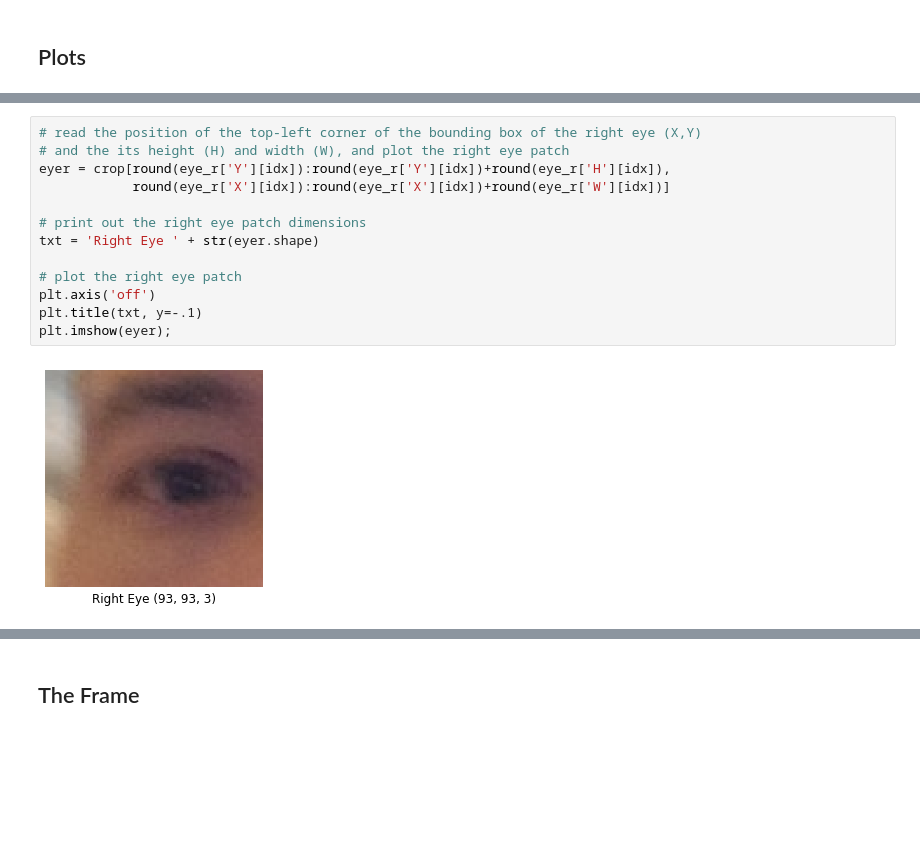
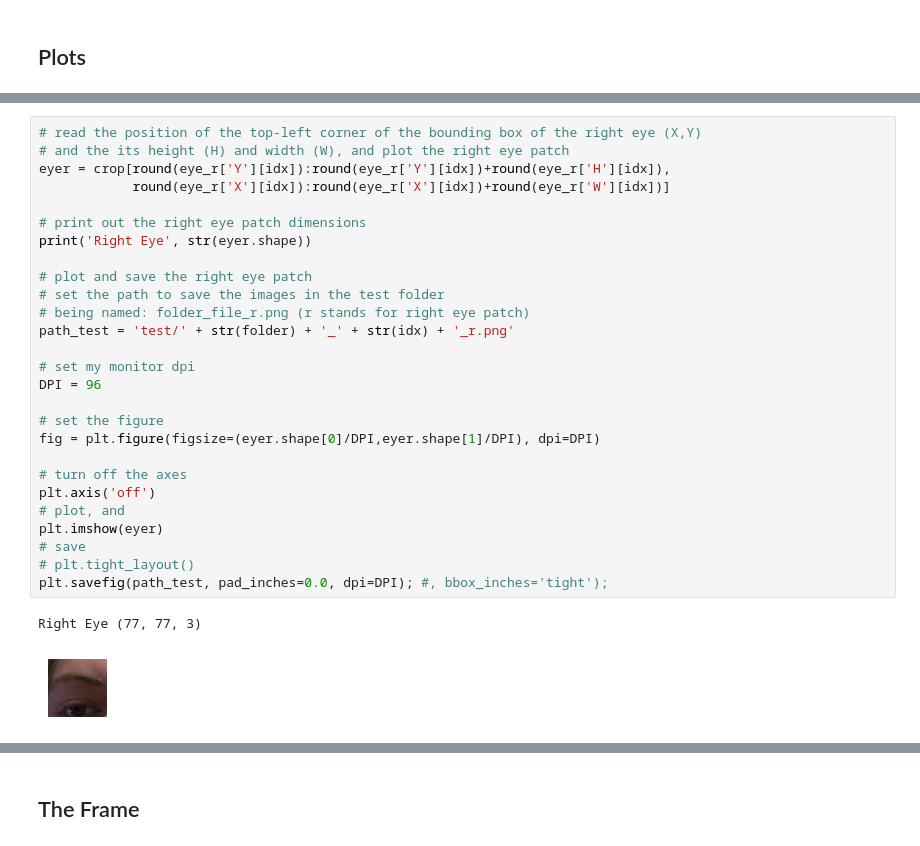
Before and after one commit to shrnkm/ETE, a Jupyter notebook: Data/data_reader_sample.ipynb, the cells around one changed output, grey strips where cells are left out. Saved outputs shown, nothing was run; the diff lists cells and outputs as text; blank space fills up the shorter version.

```diff
--- a/Data/data_reader_sample.ipynb
+++ b/Data/data_reader_sample.ipynb
@@ -170,18 +179,33 @@ plt.imshow(eyel);
 # %%
 # read the position of the top-left corner of the bounding box of the right eye (X,Y)
 # and the its height (H) and width (W), and plot the right eye patch
 eyer = crop[round(eye_r['Y'][idx]):round(eye_r['Y'][idx])+round(eye_r['H'][idx]),
             round(eye_r['X'][idx]):round(eye_r['X'][idx])+round(eye_r['W'][idx])]
 
 # print out the right eye patch dimensions
-txt = 'Right Eye ' + str(eyer.shape)
+print('Right Eye', str(eyer.shape))
 
-# plot the right eye patch
+# plot and save the right eye patch
+# set the path to save the images in the test folder
+# being named: folder_file_r.png (r stands for right eye patch)
+path_test = 'test/' + str(folder) + '_' + str(idx) + '_r.png'
+
+# set my monitor dpi
+DPI = 96
+
+# set the figure
+fig = plt.figure(figsize=(eyer.shape[0]/DPI,eyer.shape[1]/DPI), dpi=DPI)
+
+# turn off the axes
 plt.axis('off')
-plt.title(txt, y=-.1)
-plt.imshow(eyer);
+# plot, and
+plt.imshow(eyer)
+# save
+# plt.tight_layout()
+plt.savefig(path_test, pad_inches=0.0, dpi=DPI); #, bbox_inches='tight');
 # %% [output]
+Right Eye (77, 77, 3)
-[figure, old version]
+[figure, new version]
 # %%
 fig, ax = plt.subplots()
 
```
Also changed, not shown: parts of 14 cells of this notebook, 19 other files.
